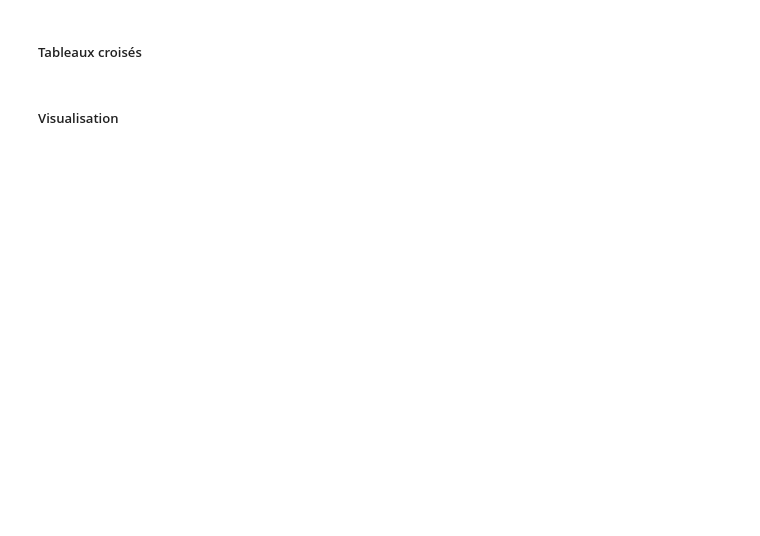
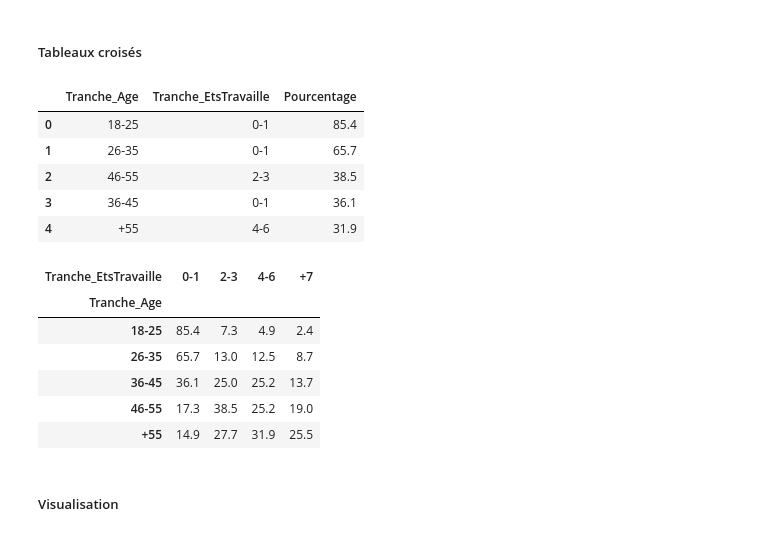
Before and after one commit to Kemuri15/employee-attrition-analysis, a Jupyter notebook: notebooks/03_axes_vie_perso.ipynb, the cells around one changed output. Saved outputs shown, nothing was run; the diff lists cells and outputs as text; code cells hidden in the pictures; blank space fills up the shorter version.

```diff
--- a/notebooks/03_axes_vie_perso.ipynb
+++ b/notebooks/03_axes_vie_perso.ipynb
@@ -1123,4 +1124,32 @@ une visualisation simple
 # %% [markdown]
 ##### Tableaux croisés
+# %%
+age_numCompaniesWorked = df_vie_perso[["Tranche_Age", "Tranche_EtsTravaille"]]
+age_numCompaniesWorked = age_numCompaniesWorked.reset_index()
+
+age_numCompaniesWorked
+
+# Calcul du groupe
+df_age_numCompaniesWorked = age_numCompaniesWorked.groupby("Tranche_Age", observed=True)["Tranche_EtsTravaille"].value_counts(normalize=True).sort_values(ascending=False).round(3)*100
+df_age_numCompaniesWorked = df_age_numCompaniesWorked.reset_index(name="Pourcentage")
+display(df_age_numCompaniesWorked.head())
+
+# Table pivot ligne = Tranche age, colonne = Tranche ets travaille , valeur = pourcentage
+pivot_age_numCompaniesWorked = df_age_numCompaniesWorked.pivot_table(index="Tranche_Age", columns="Tranche_EtsTravaille", values="Pourcentage",observed=True)
+pivot_age_numCompaniesWorked
+# %% [output]
+|  | Tranche_Age | Tranche_EtsTravaille | Pourcentage |
+| 0 | 18-25 | 0-1 | 85.4 |
+| 1 | 26-35 | 0-1 | 65.7 |
+| 2 | 46-55 | 2-3 | 38.5 |
+| 3 | 36-45 | 0-1 | 36.1 |
+| 4 | +55 | 4-6 | 31.9 |
+| Tranche_EtsTravaille | 0-1 | 2-3 | 4-6 | +7 |
+| Tranche_Age |  |  |  |  |
+| 18-25 | 85.4 | 7.3 | 4.9 | 2.4 |
+| 26-35 | 65.7 | 13.0 | 12.5 | 8.7 |
+| 36-45 | 36.1 | 25.0 | 25.2 | 13.7 |
+| 46-55 | 17.3 | 38.5 | 25.2 | 19.0 |
+| +55 | 14.9 | 27.7 | 31.9 | 25.5 |
 # %% [markdown]
 ##### Visualisation
```
Also changed, not shown: parts of 8 cells of this notebook, 1 other file.
